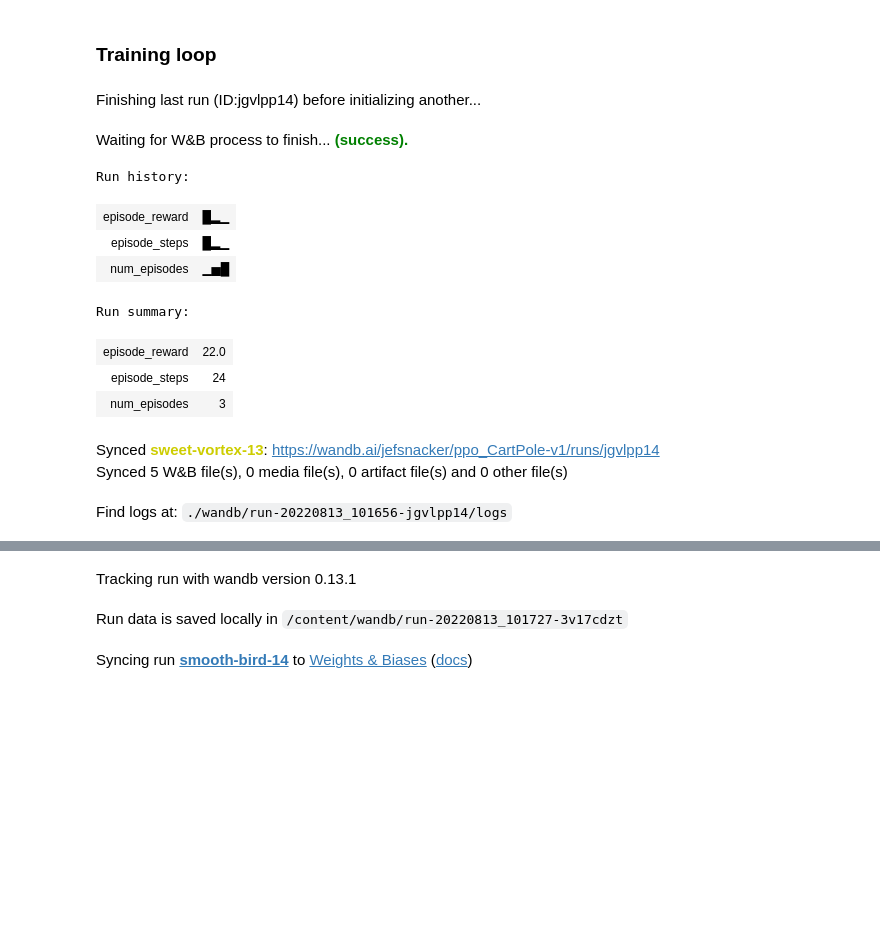
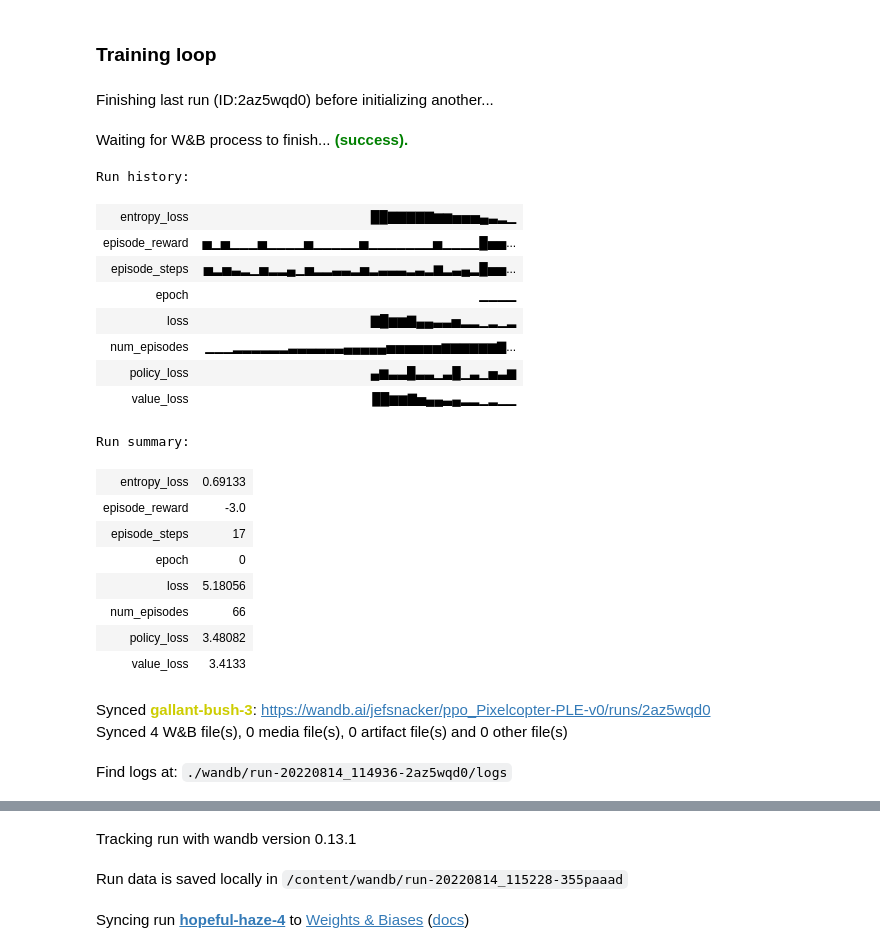
Before and after one commit to jbpacker/deep-rl-class, a Jupyter notebook: unit8/ppo.ipynb, the cells around one changed output, grey strips where cells are left out. Cells and saved outputs as stored; diff of their text form; code cells hidden in the pictures; blank space fills up the shorter version.

Commit message:
step investigation

```diff
--- a/unit8/ppo.ipynb
+++ b/unit8/ppo.ipynb
@@ -84,7 +72,7 @@ device = torch.device("cuda:0" if torch.cuda.is_available() else "cpu")
 # %% [markdown]
 ## Helper functions
 # %%
-def record_video(env, policy, out_director="/content/out.mp4", fps=30):
+def record_video(env, policy, out_directory="/content/out.mp4", fps=30):
     images = []
     done = False
     state = env.reset()
@@ -92,7 +80,8 @@ def record_video(env, policy, out_director="/content/out.mp4", fps=30):
     images.append(img)
     while not done:
         # Take the action (index) that have the maximum expected future reward given that state
-        action, _ = policy.act(state)
+        with torch.no_grad():
+            action, _, _, _ = policy.get_action_and_value(torch.Tensor(state).float().unsqueeze(0))
         state, reward, done, info = env.step(action.item()) # We directly put next_state = state for recording logic
         img = env.render(mode='rgb_array')
         images.append(img)
@@ -525,10 +517,11 @@ def train(env_id, log, lr, batch_size, minibatch_size, max_episode_steps, n_epoc
                         "loss": loss,
                     })
 
-        # if record_vids and epoch % num_episodes_to_vid == 0:
-        #         record_video(env, policy, "/content/out.mp4")
+        if record_vids and epoch % num_epochs_to_vid == 0:
+            record_video(env, policy, "/content/out.mp4")
 
 
+record_vids = False
 log = False
 batch_size = 8
 minibatch_size = 4
@@ -539,25 +532,39 @@ eps = 0.2
 train("CartPole-v1", log, lr, batch_size, minibatch_size, max_episode_steps, n_epochs, eps)
 # %%
 log = True
-env_id = "CartPole-v1"
-batch_size = 128
-minibatch_size = 32
-max_episode_steps = 500
-n_epochs = 250
+record_vids = True
+num_epochs_to_vid = 100
+# env_id = "CartPole-v1"
+# env_id = "LunarLander-v2"
+env_id = "Pixelcopter-PLE-v0"
+batch_size = 512
+minibatch_size = 128
+max_episode_steps = 1000
+n_epochs = 500
 lr = 2.5e-4
 eps = 0.2
 train(env_id, log, lr, batch_size, minibatch_size, max_episode_steps, n_epochs, eps)
 # %% [output]
-Finishing last run (ID:jgvlpp14) before initializing another...
+Finishing last run (ID:2az5wqd0) before initializing another...
 Waiting for W&B process to finish... (success).
 Run history:
-| episode_reward | █▂▁ |
-| episode_steps | █▂▁ |
-| num_episodes | ▁▅█ |
+| entropy_loss | ██▇▇▇▇▇▆▆▅▅▅▄▃▂▁ |
+| episode_reward | ▅▁▅▁▁▁▅▁▁▁▁▅▁▁▁▁▁▅▁▁▁▁▁▁▁▅▁▁▁▁█▅▅... |
+| episode_steps | ▅▂▅▃▂▁▅▂▂▄▁▅▂▂▃▃▂▅▂▃▃▃▂▃▂▆▂▃▄▂█▅▅... |
+| epoch | ▁▁▁▁ |
+| loss | ▇█▆▆▇▄▄▃▃▅▂▂▁▂▁▂ |
+| num_episodes | ▁▁▁▂▂▂▂▂▂▃▃▃▃▃▃▄▄▄▄▄▅▅▅▅▅▅▆▆▆▆▆▆▇... |
+| policy_loss | ▄▆▃▃█▃▃▁▃█▁▃▁▅▃▆ |
+| value_loss | ██▆▆▇▅▄▄▃▄▂▂▁▂▁▁ |
 Run summary:
-| episode_reward | 22.0 |
-| episode_steps | 24 |
-| num_episodes | 3 |
+| entropy_loss | 0.69133 |
+| episode_reward | -3.0 |
+| episode_steps | 17 |
+| epoch | 0 |
+| loss | 5.18056 |
+| num_episodes | 66 |
+| policy_loss | 3.48082 |
+| value_loss | 3.4133 |
-Synced sweet-vortex-13: https://wandb.ai/jefsnacker/ppo_CartPole-v1/runs/jgvlpp14
-Synced 5 W&B file(s), 0 media file(s), 0 artifact file(s) and 0 other file(s)
+Synced gallant-bush-3: https://wandb.ai/jefsnacker/ppo_Pixelcopter-PLE-v0/runs/2az5wqd0
+Synced 4 W&B file(s), 0 media file(s), 0 artifact file(s) and 0 other file(s)
-Find logs at: ./wandb/run-20220813_101656-jgvlpp14/logs
+Find logs at: ./wandb/run-20220814_114936-2az5wqd0/logs
@@ -565,3 +572,3 @@ Successfully finished last run (ID:jgvlpp14). Initializing new run:
 Tracking run with wandb version 0.13.1
-Run data is saved locally in /content/wandb/run-20220813_101727-3v17cdzt
+Run data is saved locally in /content/wandb/run-20220814_115228-355paaad
-Syncing run smooth-bird-14 to Weights & Biases (docs)
+Syncing run hopeful-haze-4 to Weights & Biases (docs)
```
Also changed, not shown: parts of 7 cells of this notebook.
